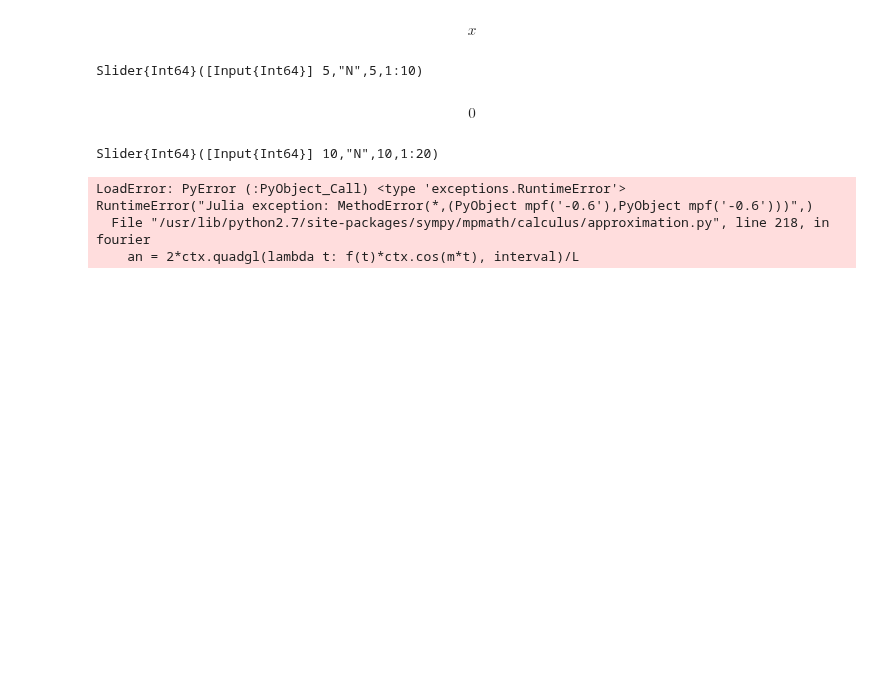
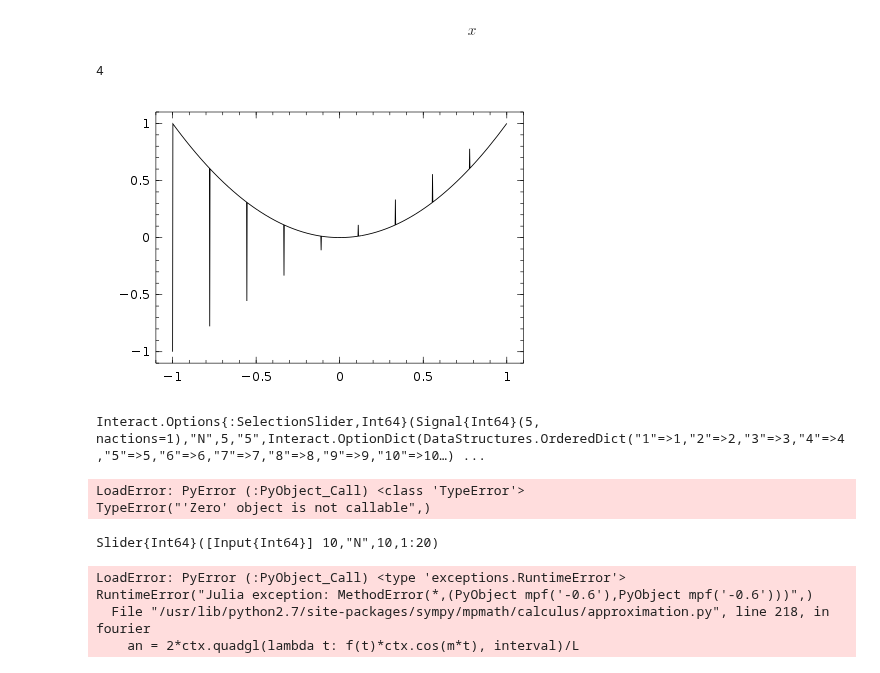
Before and after one commit to ivanslapnicar/FESBMat, a Jupyter notebook: src/M3_01_Fourierov_red.ipynb, the cells around one changed output. Saved outputs shown, nothing was run; the diff lists cells and outputs as text; code cells hidden in the pictures; blank space fills up the shorter version.

```diff
--- a/src/M3_01_Fourierov_red.ipynb
+++ b/src/M3_01_Fourierov_red.ipynb
@@ -291,18 +276,28 @@ b (generic function with 1 method)
 x
 # %% [output]
 $$x$$
+# %%
+f(2)
+# %% [output]
+4
+# %%
+plot(f,x_0,x_1)
+# %% [output]
+[figure, added]
 # %%
-x0=float64(x_0)
-x1=float64(x_1)
+x0=N(x_0)
+x1=N(x_1)
 @manipulate for N=1:10
-    return S=sum([a(n)*cos(2*PI*n*x/T)+b(n)*sin(2*PI*n*x/T) for n=0:N])
-    plot(f,x0,x1)
-    oplot(S,x0,x1,"r")
+    S=sum([a(n)*cos(2*PI*n*x/T)+b(n)*sin(2*PI*n*x/T) for n=0:N])
+    g(x)=S(x)
+    plot(f0,x0,x1)
+    oplot(g,x0,x1,"r")
     title("Funkcija i "*string(N)*" članova reda")
 end
 # %% [output]
-Slider{Int64}([Input{Int64}] 5,"N",5,1:10)
+Interact.Options{:SelectionSlider,Int64}(Signal{Int64}(5, nactions=1),"N",5,"5",Interact.OptionDict(DataStructures.OrderedDict("1"=>1,"2"=>2,"3"=>3,"4"=>4,"5"=>5,"6"=>6,"7"=>7,"8"=>8,"9"=>9,"10"=>10…) ...
-$$0$$
+LoadError: PyError (:PyObject_Call) <class 'TypeError'>
+TypeError("'Zero' object is not callable",)
 # %%
 @manipulate for N=1:20
     return cs=sympy.mpmath[:fourier](f,[x0,x1],N)
```
Also changed, not shown: parts of 34 cells of this notebook, 2 other files.
